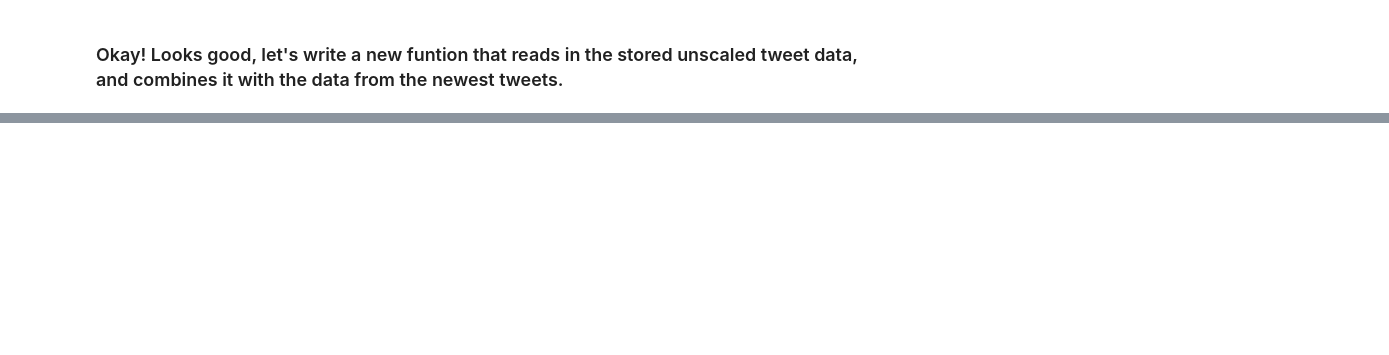
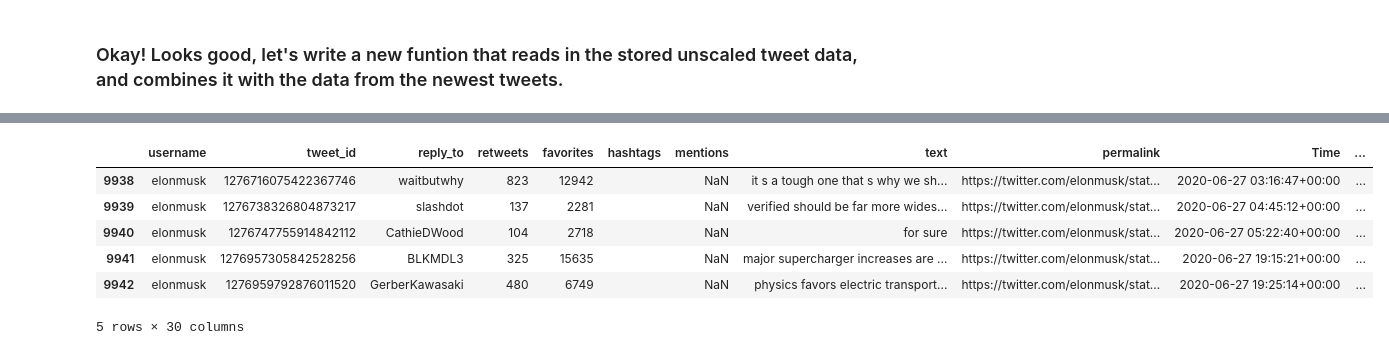
Before and after one commit to JFCherry/Insight-Data-Science-Project, a Jupyter notebook: notebooks/Back_end_functionality.ipynb, the cells around one changed output, grey strips where cells are left out. Drawn from its saved outputs; the diff is of its cells as text; code cells hidden in the pictures; blank space fills up the shorter version.

Commit message:
Added the function combine_with_old_unscaled_tweet_features_and_store() to the feature construction script.

```diff
--- a/notebooks/Back_end_functionality.ipynb
+++ b/notebooks/Back_end_functionality.ipynb
@@ -516,0 +512,22 @@ def combine_with_old_unscaled_tweet_features_and_store(df,username = 'elonmusk')
+# %%
+def combine_with_old_unscaled_tweet_features_and_store(df,username = 'elonmusk'):
+    """Function to take the new tweets +10 data frame, process it for features,
+        and combine it with the old unscaled features data."""
+    # load old unscaled tweet data
+    uf_oldtweets_df = pd.read_csv('../data/cleaned/'+username+'_unscaled_tweet_features.csv')\
+                                .drop('Unnamed: 0',axis='columns')
+    uf_oldtweets_df['Time'] = pd.to_datetime(uf_oldtweets_df['Time'])
+    # compute the new tweet features
+    uf_newtweets_df = construct_features(df)
+    # combine the two data frames
+    result = pd.concat([uf_oldtweets_df,uf_new_tweets_df]).reset_index().drop('index',axis='columns')
+    # makes sure we're sorted properly in time order
+    result.sort_values(by='Time',ascending=True,inplace=True)
+    # eliminates duplicate entries
+    result.drop_duplicates(subset = ['Time'],inplace = True)
+    # store the results
+    result.to_csv('../data/cleaned/'+username+'_unscaled_tweet_features.csv')
+    return result
+# %%
+new_tweets_df = elon_newandold_tweets_df.iloc[len_old-10:]
+uf_combined_df = combine_with_old_unscaled_tweet_features_and_store(new_tweets_df,username = 'elonmusk')
@@ -516,0 +552,10 @@ def combine_with_old_unscaled_tweet_features_and_store(df,username = 'elonmusk')
+# %%
+uf_combined_df.tail()
+# %% [output]
+|  | username | tweet_id | reply_to | retweets | favorites | hashtags | mentions | text | permalink | Time | ... |
+| 9938 | elonmusk | 1276716075422367746 | waitbutwhy | 823 | 12942 |  | NaN | it s a tough one that s why we sh... | https://twitter.com/elonmusk/stat... | 2020-06-27 03:16:47+00:00 | ... |
+| 9939 | elonmusk | 1276738326804873217 | slashdot | 137 | 2281 |  | NaN | verified should be far more wides... | https://twitter.com/elonmusk/stat... | 2020-06-27 04:45:12+00:00 | ... |
+| 9940 | elonmusk | 1276747755914842112 | CathieDWood | 104 | 2718 |  | NaN | for sure | https://twitter.com/elonmusk/stat... | 2020-06-27 05:22:40+00:00 | ... |
+| 9941 | elonmusk | 1276957305842528256 | BLKMDL3 | 325 | 15635 |  | NaN | major supercharger increases are ... | https://twitter.com/elonmusk/stat... | 2020-06-27 19:15:21+00:00 | ... |
+| 9942 | elonmusk | 1276959792876011520 | GerberKawasaki | 480 | 6749 |  | NaN | physics favors electric transport... | https://twitter.com/elonmusk/stat... | 2020-06-27 19:25:14+00:00 | ... |
+5 rows × 30 columns
```
Also changed, not shown: parts of 5 cells of this notebook, 1 other file.
